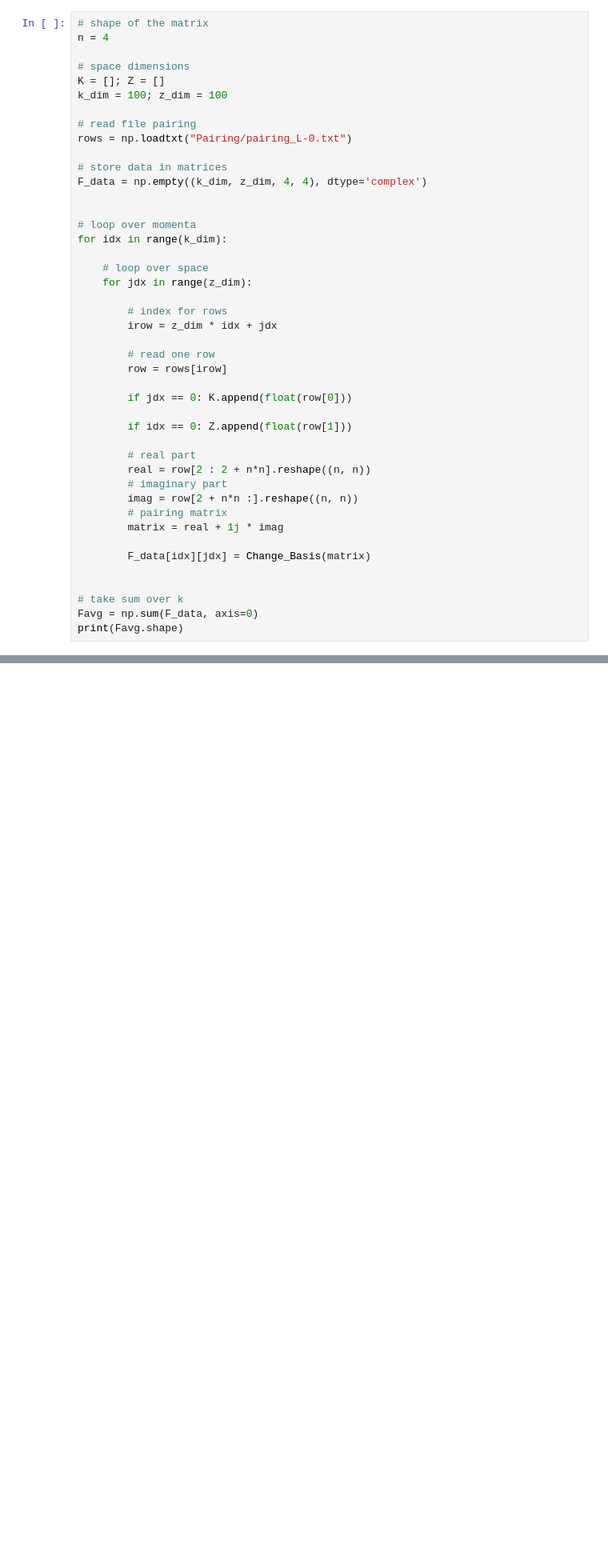
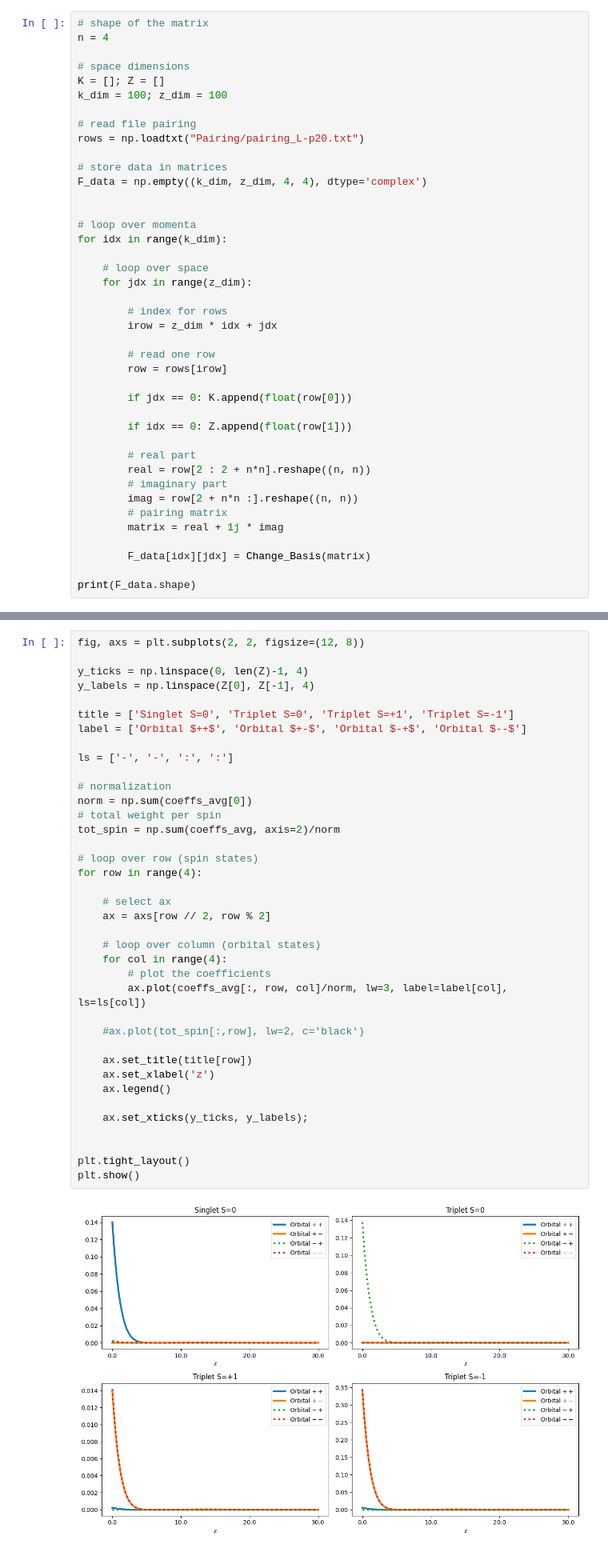
Before and after one commit to danidimic/MTI_SC_Gorkov, a Jupyter notebook: Pairing_Effective_Model.ipynb, the cells around one changed output, grey strips where cells are left out. Shown: that part at 80% size. Drawn from its saved outputs; the diff is of its cells as text; blank space fills up the shorter version.

```diff
--- a/Pairing_Effective_Model.ipynb
+++ b/Pairing_Effective_Model.ipynb
@@ -226,7 +226,7 @@ K = []; Z = []
 k_dim = 100; z_dim = 100
 
 # read file pairing
-rows = np.loadtxt("Pairing/pairing_L-0.txt")
+rows = np.loadtxt("Pairing/pairing_L-p20.txt")
 
 # store data in matrices
 F_data = np.empty((k_dim, z_dim, 4, 4), dtype='complex')
@@ -257,8 +257,5 @@ for idx in range(k_dim):
 
         F_data[idx][jdx] = Change_Basis(matrix)
 
-
-# take sum over k
-Favg = np.sum(F_data, axis=0)
-print(Favg.shape)
+print(F_data.shape)
 # %% [output]
@@ -359,0 +333,40 @@ Matrix Decomposition:
+# %%
+fig, axs = plt.subplots(2, 2, figsize=(12, 8))
+
+y_ticks = np.linspace(0, len(Z)-1, 4)
+y_labels = np.linspace(Z[0], Z[-1], 4)
+
+title = ['Singlet S=0', 'Triplet S=0', 'Triplet S=+1', 'Triplet S=-1']
+label = ['Orbital $++$', 'Orbital $+-$', 'Orbital $-+$', 'Orbital $--$']
+
+ls = ['-', '-', ':', ':']
+
+# normalization
+norm = np.sum(coeffs_avg[0])
+# total weight per spin
+tot_spin = np.sum(coeffs_avg, axis=2)/norm
+
+# loop over row (spin states)
+for row in range(4):
+
+    # select ax
+    ax = axs[row // 2, row % 2]
+
+    # loop over column (orbital states)
+    for col in range(4):
+        # plot the coefficients
+        ax.plot(coeffs_avg[:, row, col]/norm, lw=3, label=label[col], ls=ls[col])
+
+    #ax.plot(tot_spin[:,row], lw=2, c='black')
+
+    ax.set_title(title[row])
+    ax.set_xlabel('z')
+    ax.legend()
+
+    ax.set_xticks(y_ticks, y_labels);
+
+
+plt.tight_layout()
+plt.show()
+# %% [output]
+[figure, added]
```
Also changed, not shown: parts of 5 cells of this notebook, 1 other file.
